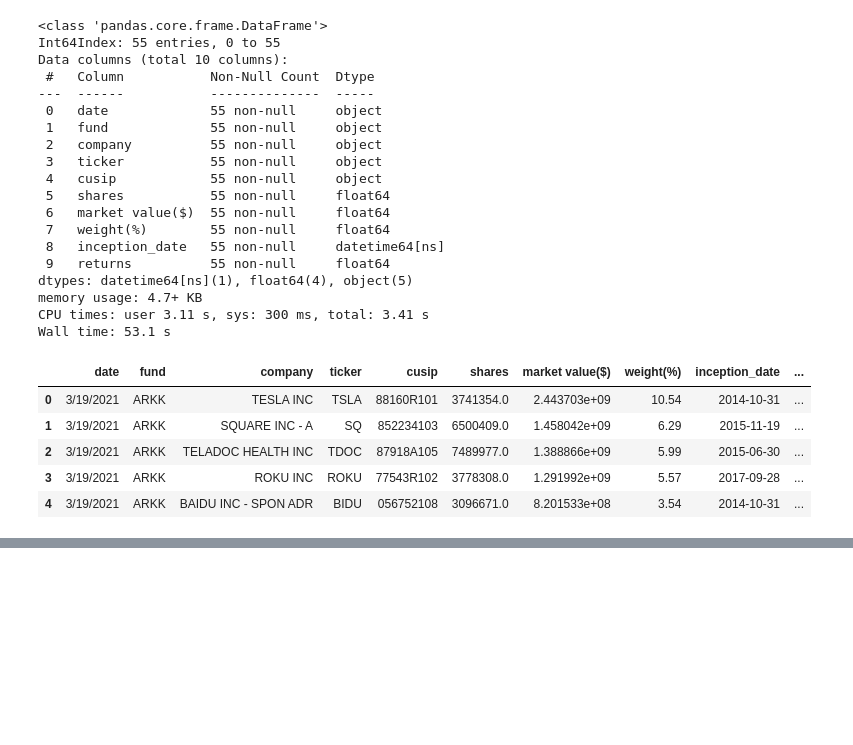
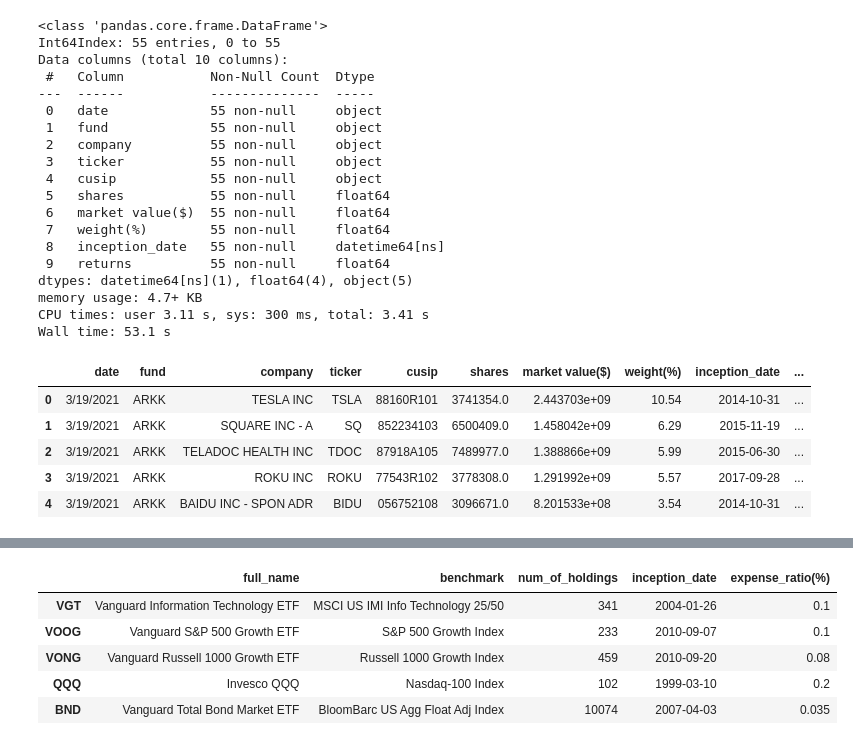
Before and after one commit to Yongliang-Shi/market-prediction, a Jupyter notebook: explore_ark.ipynb, the cells around one changed output, grey strips where cells are left out. Saved outputs shown, nothing was run; the diff lists cells and outputs as text; code cells hidden in the pictures; blank space fills up the shorter version.

```diff
--- a/explore_ark.ipynb
+++ b/explore_ark.ipynb
@@ -644,0 +670,46 @@ df_arkk.head()
+# %%
+# Define the index and columns of the dataframe
+
+etfs = ['VGT', 'VOOG', 'VONG', 'QQQ', 'BND']
+cols = ['full_name', 'benchmark', 'num_of_holdings', 'inception_date', 'expense_ratio(%)']
+
+df_sum = pd.DataFrame(index=etfs, columns=cols)
+
+df_sum.loc['VGT'] = pd.Series({'full_name': 'Vanguard Information Technology ETF',
+                           'benchmark': 'MSCI US IMI Info Technology 25/50',
+                           'num_of_holdings': 341,
+                           'inception_date': '2004-01-26',
+                           'expense_ratio(%)': 0.10})
+
+df_sum.loc['VOOG'] = pd.Series({'full_name': 'Vanguard S&P 500 Growth ETF',
+                           'benchmark': 'S&P 500 Growth Index',
+                           'num_of_holdings': 233,
+                           'inception_date': '2010-09-07',
+                           'expense_ratio(%)': 0.10})
+
+df_sum.loc['VONG'] = pd.Series({'full_name': 'Vanguard Russell 1000 Growth ETF',
+                           'benchmark': 'Russell 1000 Growth Index',
+                           'num_of_holdings': 459,
+                           'inception_date': '2010-09-20',
+                           'expense_ratio(%)': 0.08})
+
+df_sum.loc['QQQ'] = pd.Series({'full_name': 'Invesco QQQ',
+                           'benchmark': 'Nasdaq-100 Index',
+                           'num_of_holdings': 102,
+                           'inception_date': '1999-03-10',
+                           'expense_ratio(%)': 0.20})
+
+df_sum.loc['BND'] = pd.Series({'full_name': 'Vanguard Total Bond Market ETF',
+                           'benchmark': 'BloomBarc US Agg Float Adj Index',
+                           'num_of_holdings': 10074,
+                           'inception_date': '2007-04-03',
+                           'expense_ratio(%)': 0.035})
+
+df_sum
+# %% [output]
+|  | full_name | benchmark | num_of_holdings | inception_date | expense_ratio(%) |
+| VGT | Vanguard Information Technology ETF | MSCI US IMI Info Technology 25/50 | 341 | 2004-01-26 | 0.1 |
+| VOOG | Vanguard S&P 500 Growth ETF | S&P 500 Growth Index | 233 | 2010-09-07 | 0.1 |
+| VONG | Vanguard Russell 1000 Growth ETF | Russell 1000 Growth Index | 459 | 2010-09-20 | 0.08 |
+| QQQ | Invesco QQQ | Nasdaq-100 Index | 102 | 1999-03-10 | 0.2 |
+| BND | Vanguard Total Bond Market ETF | BloomBarc US Agg Float Adj Index | 10074 | 2007-04-03 | 0.035 |
```
Also changed, not shown: parts of 3 cells of this notebook.
